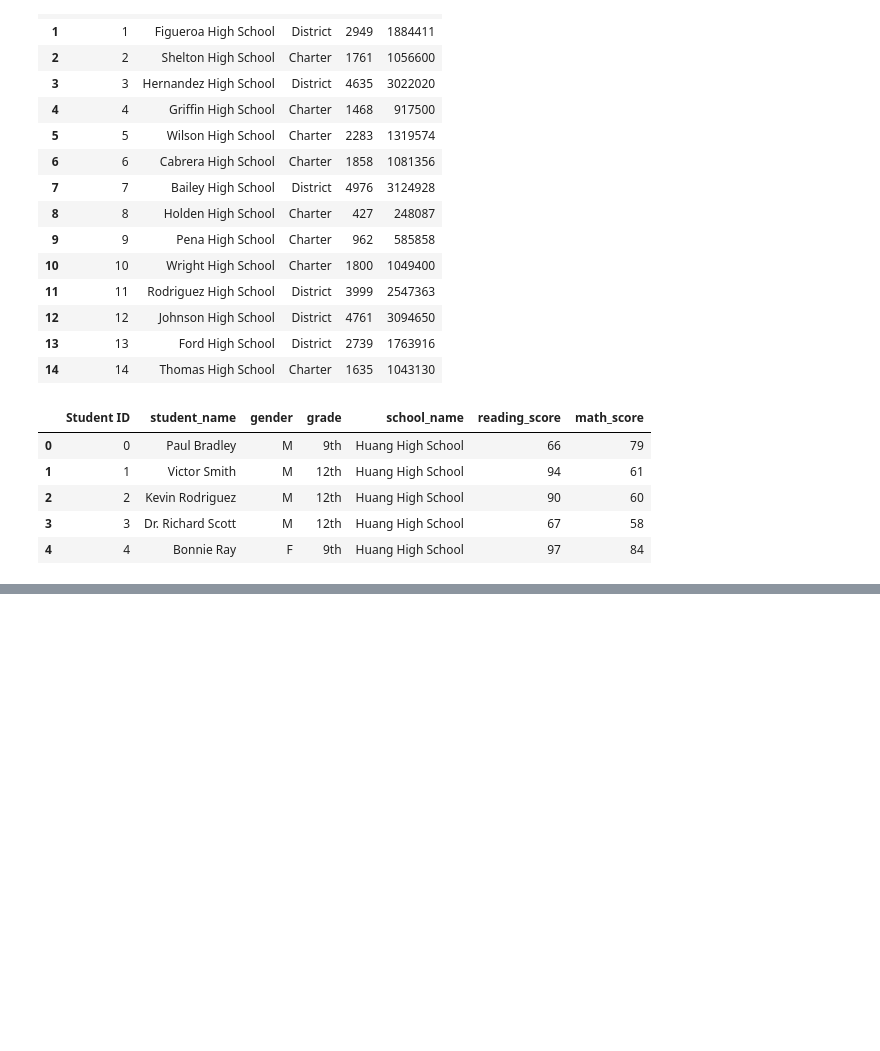
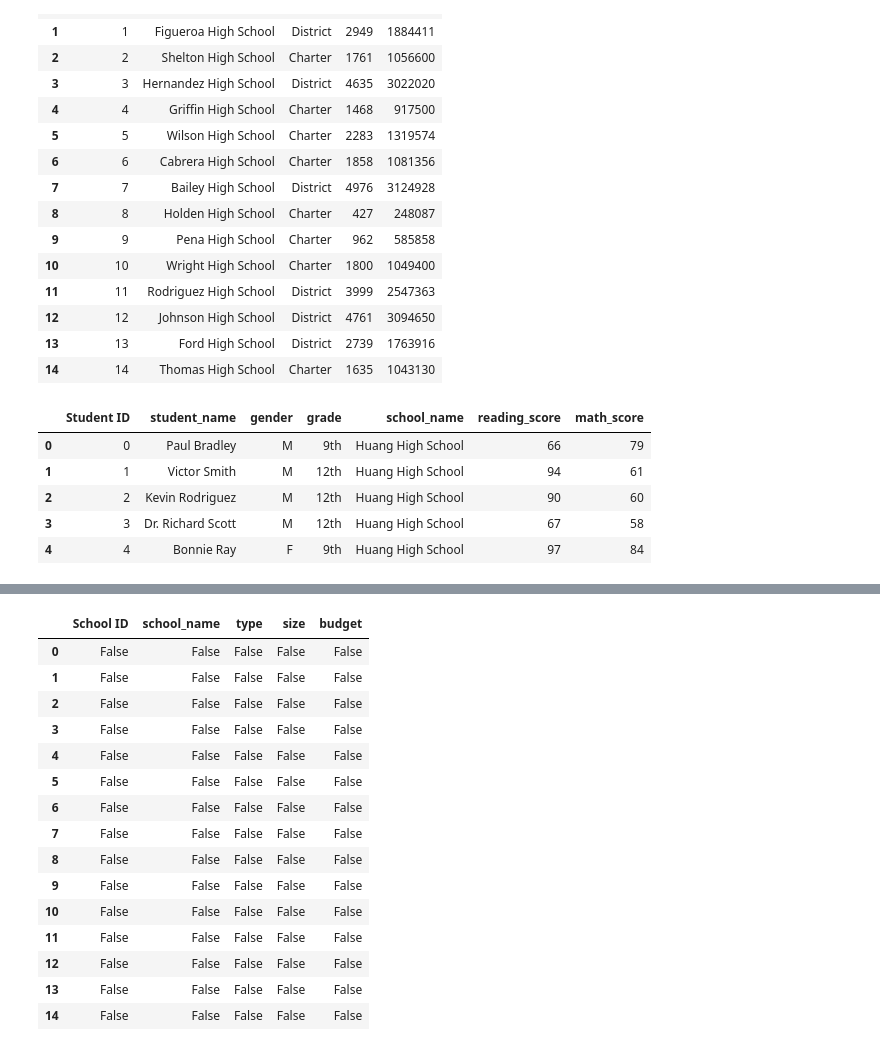
Before and after one commit to ewaszy/School_District_Analysis, a Jupyter notebook: PyCitySchools.ipynb, the cells around one changed output, grey strips where cells are left out. Drawn from its saved outputs; the diff is of its cells as text; code cells hidden in the pictures; blank space fills up the shorter version.

Commit message:
cleaning student data

```diff
--- a/PyCitySchools.ipynb
+++ b/PyCitySchools.ipynb
@@ -39,0 +65,22 @@ student_data_df.head()
+# %%
+# 7) Determine if there are any missing values in the school data - using isnull() method
+    # When we execute this code, we see that every row that is not empty is given the Boolean
+        # value "False," which tells us that there are no missing values.
+school_data_df.isnull()
+# %% [output]
+|  | School ID | school_name | type | size | budget |
+| 0 | False | False | False | False | False |
+| 1 | False | False | False | False | False |
+| 2 | False | False | False | False | False |
+| 3 | False | False | False | False | False |
+| 4 | False | False | False | False | False |
+| 5 | False | False | False | False | False |
+| 6 | False | False | False | False | False |
+| 7 | False | False | False | False | False |
+| 8 | False | False | False | False | False |
+| 9 | False | False | False | False | False |
+| 10 | False | False | False | False | False |
+| 11 | False | False | False | False | False |
+| 12 | False | False | False | False | False |
+| 13 | False | False | False | False | False |
+| 14 | False | False | False | False | False |
```
Also changed, not shown: parts of 10 cells of this notebook, 5 other files.
